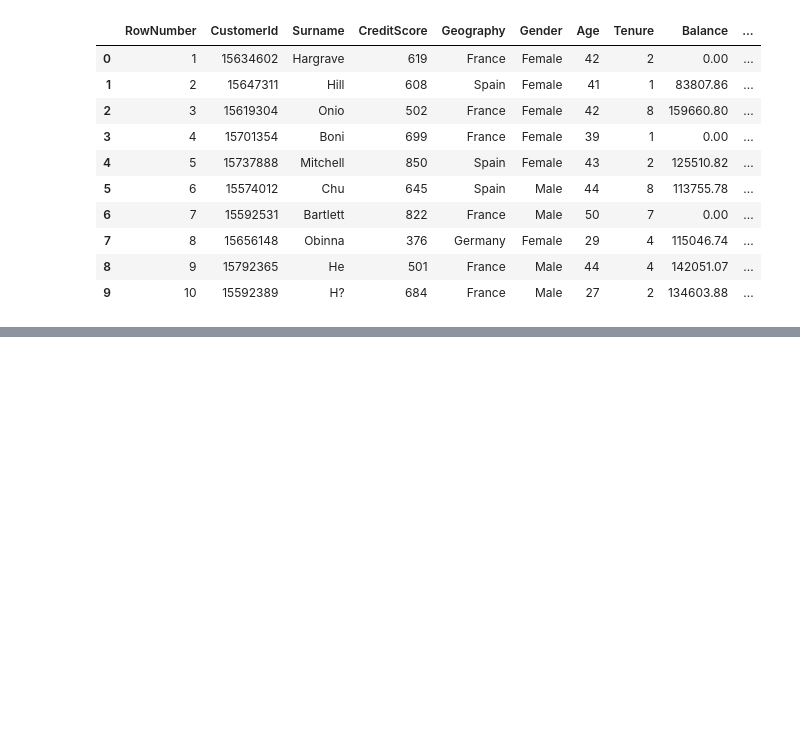
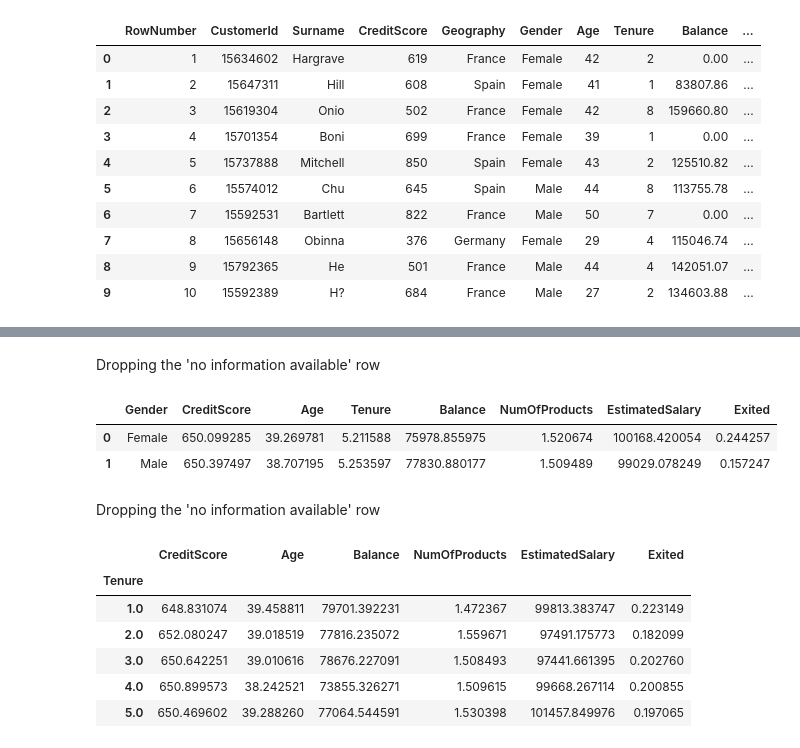
Before and after one commit to resilere/nuclio-notebooks, a Jupyter notebook: part b/assignment part b.ipynb, the cells around one changed output, grey strips where cells are left out. Cells and saved outputs as stored; diff of their text form; code cells hidden in the pictures; blank space fills up the shorter version.

```diff
--- a/part b/assignment part b.ipynb
+++ b/part b/assignment part b.ipynb
@@ -43,0 +62,2 @@ table_clean.head()
+# %% [markdown]
+Dropping the 'no information available' row
@@ -43,0 +68,8 @@ table_clean.head()
+# %%
+group_gender.head()
+# %% [output]
+|  | Gender | CreditScore | Age | Tenure | Balance | NumOfProducts | EstimatedSalary | Exited |
+| 0 | Female | 650.099285 | 39.269781 | 5.211588 | 75978.855975 | 1.520674 | 100168.420054 | 0.244257 |
+| 1 | Male | 650.397497 | 38.707195 | 5.253597 | 77830.880177 | 1.509489 | 99029.078249 | 0.157247 |
+# %% [markdown]
+Dropping the 'no information available' row
@@ -43,0 +78,12 @@ table_clean.head()
+# %%
+group_tenure = table_clean.groupby('Tenure').mean().reset_index()
+# %%
+group_tenure.head()
+# %% [output]
+|  | CreditScore | Age | Balance | NumOfProducts | EstimatedSalary | Exited |
+| Tenure |  |  |  |  |  |  |
+| 1.0 | 648.831074 | 39.458811 | 79701.392231 | 1.472367 | 99813.383747 | 0.223149 |
+| 2.0 | 652.080247 | 39.018519 | 77816.235072 | 1.559671 | 97491.175773 | 0.182099 |
+| 3.0 | 650.642251 | 39.010616 | 78676.227091 | 1.508493 | 97441.661395 | 0.202760 |
+| 4.0 | 650.899573 | 38.242521 | 73855.326271 | 1.509615 | 99668.267114 | 0.200855 |
+| 5.0 | 650.469602 | 39.288260 | 77064.544591 | 1.530398 | 101457.849976 | 0.197065 |
```
Also changed, not shown: parts of 8 cells of this notebook.
